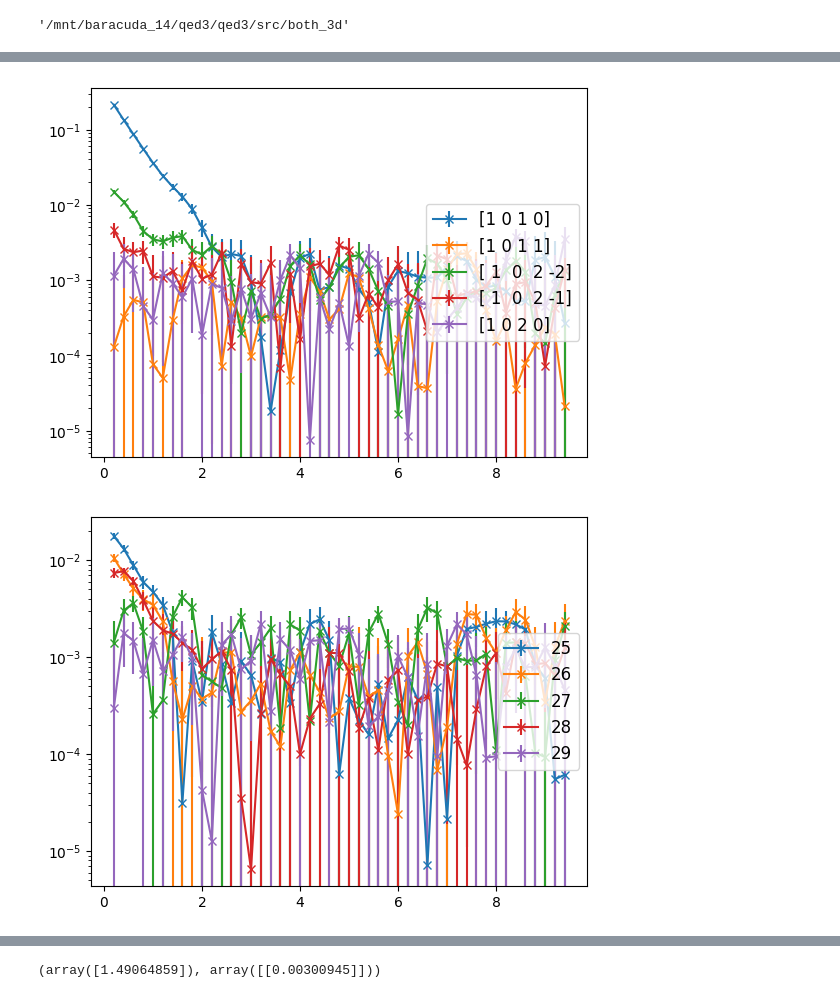
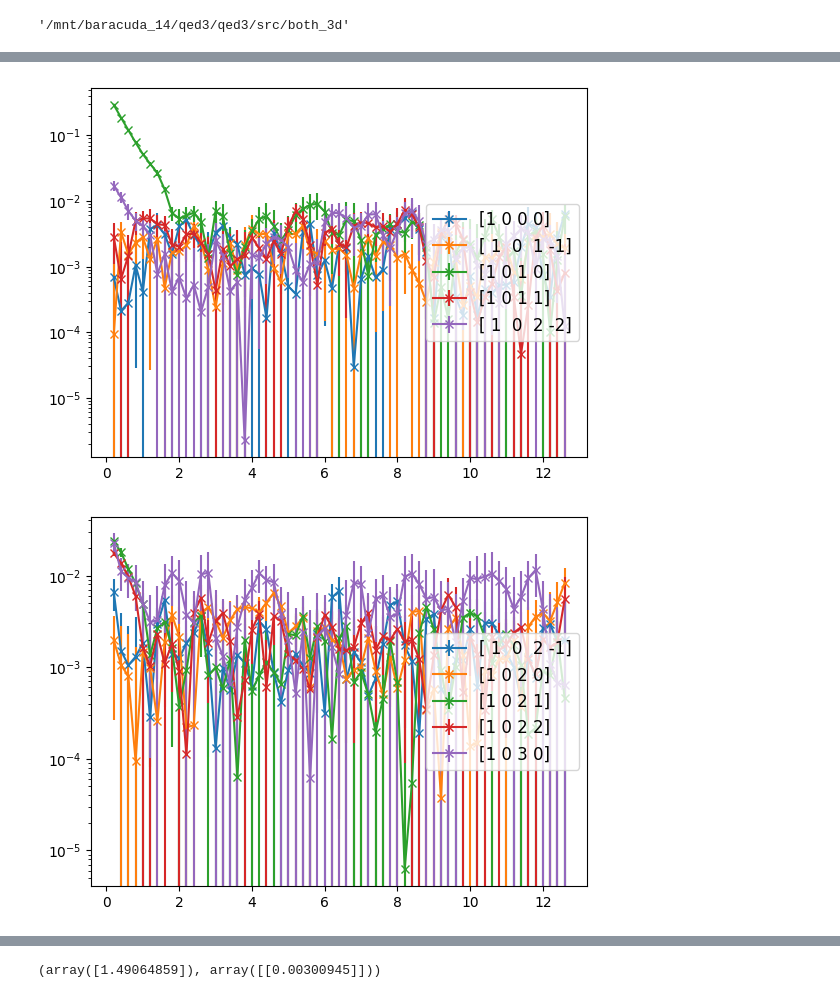
Before and after one commit to nobuyukimatsumoto68/qed3, a Jupyter notebook: src/both_3d/glue_ylms3.ipynb, the cells around one changed output, grey strips where cells are left out. Cells and saved outputs as stored; diff of their text form; code cells hidden in the pictures.

```diff
--- a/src/both_3d/glue_ylms3.ipynb
+++ b/src/both_3d/glue_ylms3.ipynb
@@ -106,8 +104,8 @@ f.close()
 Nf=2
 
 # gsq="4.000000"
-gsq="2.800000"
-# gsq="2.000000"
+# gsq="2.800000"
+gsq="2.000000"
 # gsq="0.500000"
 
 # gsq="1.000000"
@@ -123,7 +121,7 @@ nu1=nu0 # "1.000000"
 
 
 at="0.200000"
-Nt=96
+Nt=128
 L=1
 # %%
 label="data_Nf"+str(Nf)+"_gsq"+str(gsq)+"at"+str(at)+"nu0"+str(nu0)+"nt"+str(Nt)+"L"+str(L)
@@ -167,12 +169,16 @@ corrs.shape
 # %%
-nops=9 # 9
-nops1=9
+nops=10 # 9
+nops1=10
 
-nops2=9
-tcut=4
+nops2=6 # Nf2
+nops2=8
+
+nops2=8
+
+tcut=5
 dt=1
 
-trebase=0
+trebase=1
 # %%
 # nops=6 # 9
 # nops1=6
@@ -200,7 +206,7 @@ opset=np.array([
     # [3,-3],
     # [3,-2],
     # [3,-1],
-    # [3,0],
+    [3,0],
     # [3,1],
     # [3,2],
     # [3,3],
@@ -274,17 +280,17 @@ for i in range(20,25):
 plt.legend( fontsize=12, loc='right' )
 plt.yscale("log")
 # %% [output]
-[figure, old version]
+[figure, new version]
 # %%
 plt.clf()
 
 x = np.arange(1,Nt/2)*float(at)
 for i in range(25,30):
-    plt.errorbar( x, np.abs(jk.mean()[i]), jk.err()[i], marker='x', label=str(i) )
+    plt.errorbar( x, np.abs(jk.mean()[i]), jk.err()[i], marker='x', label=str(get_lmlm( i ).flatten()) )
 plt.legend( fontsize=12, loc='right' )
 plt.yscale("log")
 # %% [output]
-[figure, old version]
+[figure, new version]
 # %%
 plt.clf()
 
```
Also changed, not shown: parts of 27 cells of this notebook, 23 other files.
